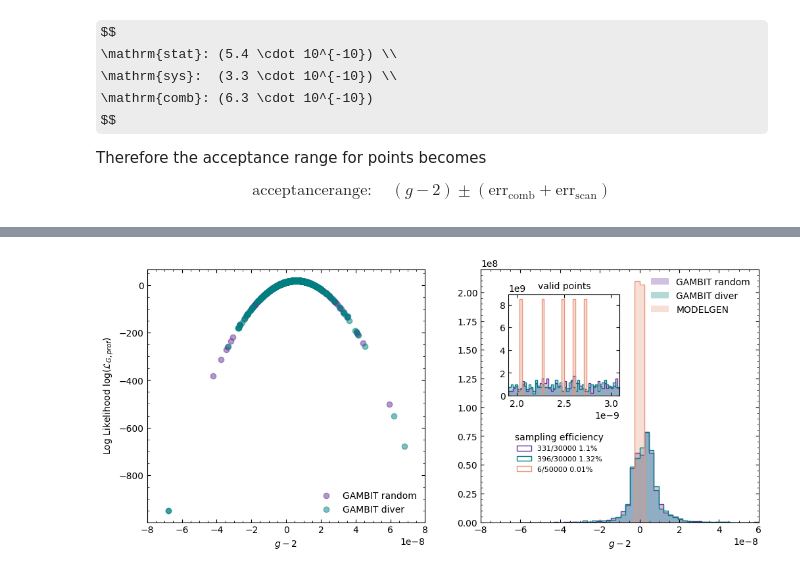
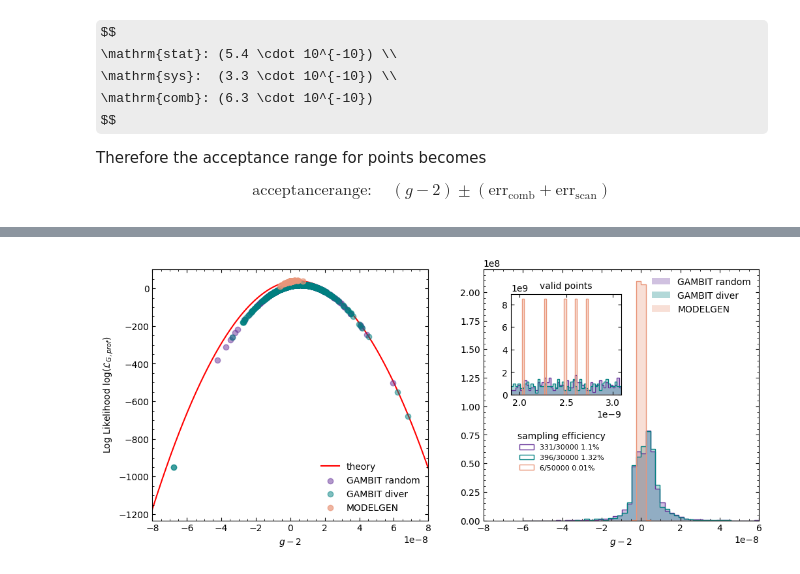
Before and after one commit to vallereichi/mssmscanning, a Jupyter notebook: MSSM/g-2.ipynb, the cells around one changed output, grey strips where cells are left out. Cells and saved outputs as stored; diff of their text form; code cells hidden in the pictures; some formulas as TeX source.

Commit message:
added theory line and lnL modelgen

```diff
--- a/MSSM/g-2.ipynb
+++ b/MSSM/g-2.ipynb
@@ -73,23 +73,21 @@ $$
 \mathrm{acceptance range}: \quad (g-2) \pm (\mathrm{err_{comb}} + \mathrm{err_{scan}})
 $$
 # %%
-# calculate combined error in quadrature
-err_stat = 5.4e-10
-err_sys  = 3.3e-10
-err_comb = np.sqrt(err_stat**2 + err_sys**2)
-
-amu_theory = np.linspace(-8e-8, 8e-8, 38489)
+amu_bsm = 0.5*np.linspace(-8e-8, 8e-8, 1000)
+amu_bsm_err = 0.5*np.mean([np.mean(scan_err_gr), np.mean(scan_err_gd), np.mean(scan_err_mg)])
+amu_sm = 11659189.4e-10
+amu_sm_err = 5.4e-10
+amu_theory = amu_sm + amu_bsm
+amu_theory_err = np.sqrt(amu_sm_err**2 + amu_bsm_err**2)
 amu_exp = 11659209.1e-10
 amu_exp_err = 6.3e-10
 # %%
-def gaussian_loglikelihood(theory: float, obs: float, theoryerr: float, obserr: float) -> float:
+def gaussian_loglikelihood(theory, obs, theoryerr, obserr) -> float:
     """profiled Gaussian Log Likelihood"""
-    profile_systematics = True if theoryerr > 0 else False
-    theory += 11659182.0e-10
-    errsq = theoryerr**2 + obserr**2
-    chi2 = -0.5 * (theory - obs)**2 / errsq
+    profile_systematics = True if np.all(theoryerr) > 0 else False
+    errsq = theoryerr*theoryerr + obserr*obserr
+    chi2 = -0.5 * np.pow((theory-obs),2) / errsq
     norm = np.log(2 * np.pi * obserr * theoryerr) if profile_systematics else 0.5 * np.log(2*np.pi*errsq)
     return chi2 - norm
+
+lnL_theory = gaussian_loglikelihood(amu_theory, amu_exp, amu_theory_err, amu_exp_err)
-# %%
-mean_theory_err = 0.5 * np.mean((np.mean(scan_err_gr), np.mean(scan_err_gd), np.mean(scan_err_mg)))
-lnL_theory = gaussian_loglikelihood(0.5*gm2_mg, amu_exp, 0, amu_exp_err)
@@ -102,11 +94,14 @@ plt.scatter(gm2_mg, lnL_theory)
+# %%
+lnL_gm2_mg = gaussian_loglikelihood(0.5*gm2_mg+amu_sm, amu_exp, 0.5*scan_err_mg, amu_exp_err)
 # %%
 fig = plt.figure(figsize=(12,5))
 ax1 = fig.add_subplot(121)
 ax2 = fig.add_subplot(122)
 
+ax1.plot(np.linspace(-8e-8, 8e-8, 1000),  lnL_theory, color='red', zorder=0, label="theory")
 ax1.scatter(gm2_gr, lnL_gm2_gr, color='rebeccapurple', marker='o', alpha=0.5, label="GAMBIT random")
 ax1.scatter(gm2_gd, lnL_gm2_gd, color='teal', marker='o', alpha=0.5, label="GAMBIT diver")
-# ax1.plot(amu_theory,  lnL_theory, color='red', label="theory")
+ax1.scatter(gm2_mg, lnL_gm2_mg, color='darksalmon', marker='o', alpha=0.7, label="MODELGEN")
 ax1.set_xlim(-8e-8, 8e-8)
 
 ax1.set_xlabel("$g - 2$")
@@ -119,31 +114,31 @@ ax2.hist(gm2_gr, bins=50, range=(-6e-8, 6e-8), density=True, histtype='stepfille
 ax2.hist(gm2_gd, bins=50, range=(-6e-8, 6e-8), density=True, histtype='stepfilled', alpha=0.3, facecolor='teal',          label=f"GAMBIT diver")
 ax2.hist(gm2_mg, bins=50, range=(-6e-8, 6e-8), density=True, histtype='stepfilled', alpha=0.3, facecolor='darksalmon',    label=f"MODELGEN")
 ax2.hist(gm2_gr, bins=50, range=(-6e-8, 6e-8), density=True, histtype='step', edgecolor='rebeccapurple')
 ax2.hist(gm2_gd, bins=50, range=(-6e-8, 6e-8), density=True, histtype='step', edgecolor='teal')
 ax2.hist(gm2_mg, bins=50, range=(-6e-8, 6e-8), density=True, histtype='step', edgecolor='darksalmon')
 ax2.set_xlabel("$g - 2$")
 ax2.minorticks_on()
 ax2.tick_params(axis='both', which='both', direction='in', top=True, right=True)
 ax2.set_xlim(-8e-8, 6e-8)
 ax2.legend(frameon=False)
 
 ax3 = ax2.inset_axes([0.1, 0.5, 0.4, 0.4], transform=ax2.transAxes)
 ax3.hist(acc_points_gr, bins=50, range=acceptance_range, density=True, histtype='stepfilled', alpha=0.3, facecolor='rebeccapurple')
 ax3.hist(acc_points_gd, bins=50, range=acceptance_range, density=True, histtype='stepfilled', alpha=0.3, facecolor='teal')
 ax3.hist(acc_points_mg, bins=50, range=acceptance_range, density=True, histtype='stepfilled', alpha=0.3, facecolor='darksalmon')
 ax3.hist(acc_points_gr, bins=50, range=acceptance_range, density=True, histtype='step', edgecolor='rebeccapurple', label=f"{len(acc_points_gr)}/{len(scan_gambit_random["LogLike"][:])} {round(eff_gr, 2)}%")
 ax3.hist(acc_points_gd, bins=50, range=acceptance_range, density=True, histtype='step', edgecolor='teal', label=f"{len(acc_points_gd)}/{len(scan_gambit_diver["LogLike"][:])} {round(eff_gd, 2)}%")
 ax3.hist(acc_points_mg, bins=50, range=acceptance_range, density=True, histtype='step', edgecolor='darksalmon', label=f"{len(acc_points_mg)}/{len(scan_modelgen["GM2_gmuon"][:])} {round(eff_mg, 2)}%")
 ax3.set_xlim(acceptance_range[0], acceptance_range[1])
 ax3.tick_params(axis='both', which='both', direction='in', top=True, right=True)
 ax3.set_title("valid points", fontsize=10)
 ax3.legend(frameon=False, fontsize=8, title="sampling efficiency", bbox_to_anchor=(0., -0.3), loc='upper left')
 
 
 
 
 
 
 plt.show()
 # %% [output]
-[figure, old version]
+[figure, new version]
```
Also changed, not shown: parts of 1 cell of this notebook.
